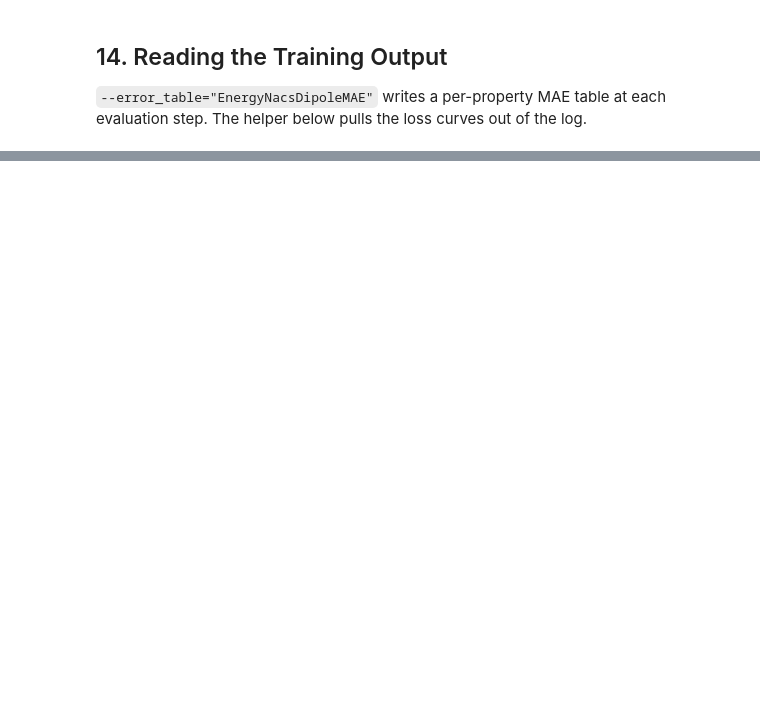
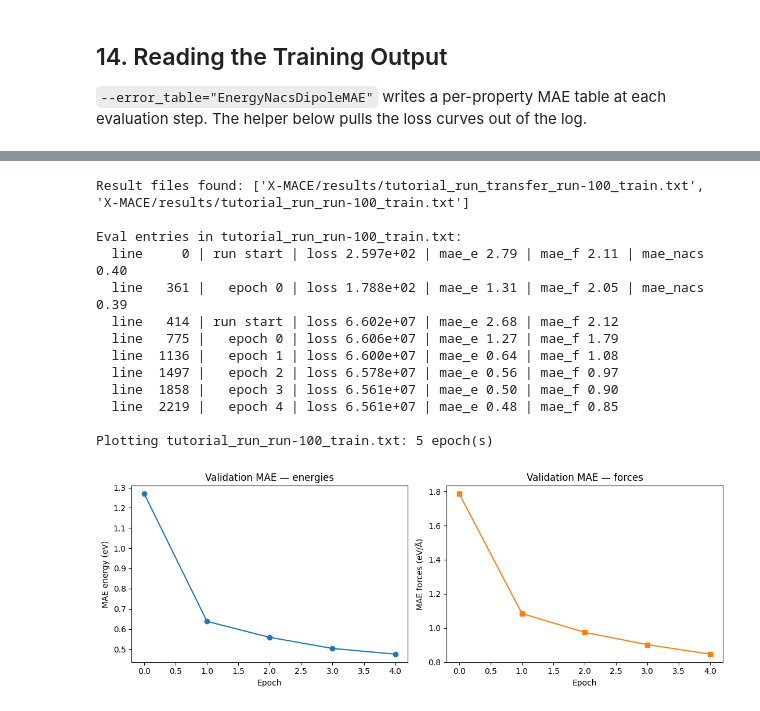
Before and after one commit to rhyan10/X-MACE, a Jupyter notebook: tutorial-summer-school.ipynb, the cells around one changed output, grey strips where cells are left out. Saved outputs shown, nothing was run; the diff lists cells and outputs as text; code cells hidden in the pictures; blank space fills up the shorter version.

```diff
--- a/tutorial-summer-school.ipynb
+++ b/tutorial-summer-school.ipynb
@@ -363,7 +448,7 @@ Note the X-MACE defaults are `--energy_key=REF_energy`, `--forces_key=REF_forces
 `--nacs_key=smooth_nacs` — which is exactly what `ch2nh2.xyz` uses.
 # %%
 #@title Training configuration { run: "auto" }
-MODEL        = "ExcitedMACE"   #@param ["ExcitedMACE", "AutoencoderExcitedMACE"]
+MODEL        = "AutoencoderExcitedMACE"   #@param ["ExcitedMACE", "AutoencoderExcitedMACE"]
 MAX_EPOCHS   = 5               #@param {type:"slider", min:1, max:200, step:1}
 BATCH_SIZE   = 10              #@param {type:"integer"}
 HIDDEN       = "32x0e + 32x1o" #@param ["32x0e + 32x1o", "128x0e + 128x1o"]
@@ -525,0 +634,66 @@ if logs:
+# %%
+import json, glob, os
+import matplotlib.pyplot as plt
+
+def parse_results(path):
+    """Read eval entries from an X-MACE results/*_train.txt file."""
+    metrics = {}                   # epoch -> (mae_e, mae_f)
+    with open(path) as fh:
+        for line in fh:
+            d = json.loads(line)
+            if d["mode"] != "eval" or d["epoch"] is None:
+                continue           # skip opt steps and the initial evaluation
+            metrics[d["epoch"]] = (d["mae_e"], d["mae_f"])
+    epochs = sorted(metrics)
+    return (epochs,
+            [metrics[e][0] for e in epochs],
+            [metrics[e][1] for e in epochs])
+
+def show_eval_entries(path):
+    """Diagnostic: print every eval entry. More than one 'run start' block
+    means the file mixes several runs (same NAME re-used)."""
+    print(f"\nEval entries in {os.path.basename(path)}:")
+    for n, line in enumerate(open(path)):
+        d = json.loads(line)
+        if d["mode"] != "eval":
+            continue
+        tag = "run start" if d["epoch"] is None else f"epoch {d['epoch']}"
+        print(f"  line {n:5d} | {tag:>9} | loss {d['loss']:.3e}"
+              f" | mae_e {d['mae_e']:.2f} | mae_f {d['mae_f']:.2f}"
+              + (f" | mae_nacs {d['mae_nacs']:.2f}" if "mae_nacs" in d else ""))
+
+results = sorted(glob.glob("X-MACE/results/*_train.txt"), key=os.path.getmtime)
+print("Result files found:", results or "none — run section 12 first")
+
+if results:
+    path = results[-1]             # most recent run
+    show_eval_entries(path)
+
+    epochs, mae_e, mae_f = parse_results(path)
+    print(f"\nPlotting {os.path.basename(path)}: {len(epochs)} epoch(s)")
+
+    fig, (ax1, ax2) = plt.subplots(1, 2, figsize=(11, 4))
+    ax1.plot(epochs, mae_e, "o-", color="tab:blue")
+    ax1.set_xlabel("Epoch"); ax1.set_ylabel("MAE energy (eV)")
+    ax1.set_title("Validation MAE — energies")
+
+    ax2.plot(epochs, mae_f, "s-", color="tab:orange")
+    ax2.set_xlabel("Epoch"); ax2.set_ylabel("MAE forces (eV/Å)")
+    ax2.set_title("Validation MAE — forces")
+
+    plt.tight_layout(); plt.show()
+# %% [output]
+Result files found: ['X-MACE/results/tutorial_run_transfer_run-100_train.txt', 'X-MACE/results/tutorial_run_run-100_train.txt']
+
+Eval entries in tutorial_run_run-100_train.txt:
+  line     0 | run start | loss 2.597e+02 | mae_e 2.79 | mae_f 2.11 | mae_nacs 0.40
+  line   361 |   epoch 0 | loss 1.788e+02 | mae_e 1.31 | mae_f 2.05 | mae_nacs 0.39
+  line   414 | run start | loss 6.602e+07 | mae_e 2.68 | mae_f 2.12
+  line   775 |   epoch 0 | loss 6.606e+07 | mae_e 1.27 | mae_f 1.79
+  line  1136 |   epoch 1 | loss 6.600e+07 | mae_e 0.64 | mae_f 1.08
+  line  1497 |   epoch 2 | loss 6.578e+07 | mae_e 0.56 | mae_f 0.97
+  line  1858 |   epoch 3 | loss 6.561e+07 | mae_e 0.50 | mae_f 0.90
+  line  2219 |   epoch 4 | loss 6.561e+07 | mae_e 0.48 | mae_f 0.85
+
+Plotting tutorial_run_run-100_train.txt: 5 epoch(s)
+[figure, added]
```
Also changed, not shown: parts of 20 cells of this notebook.
